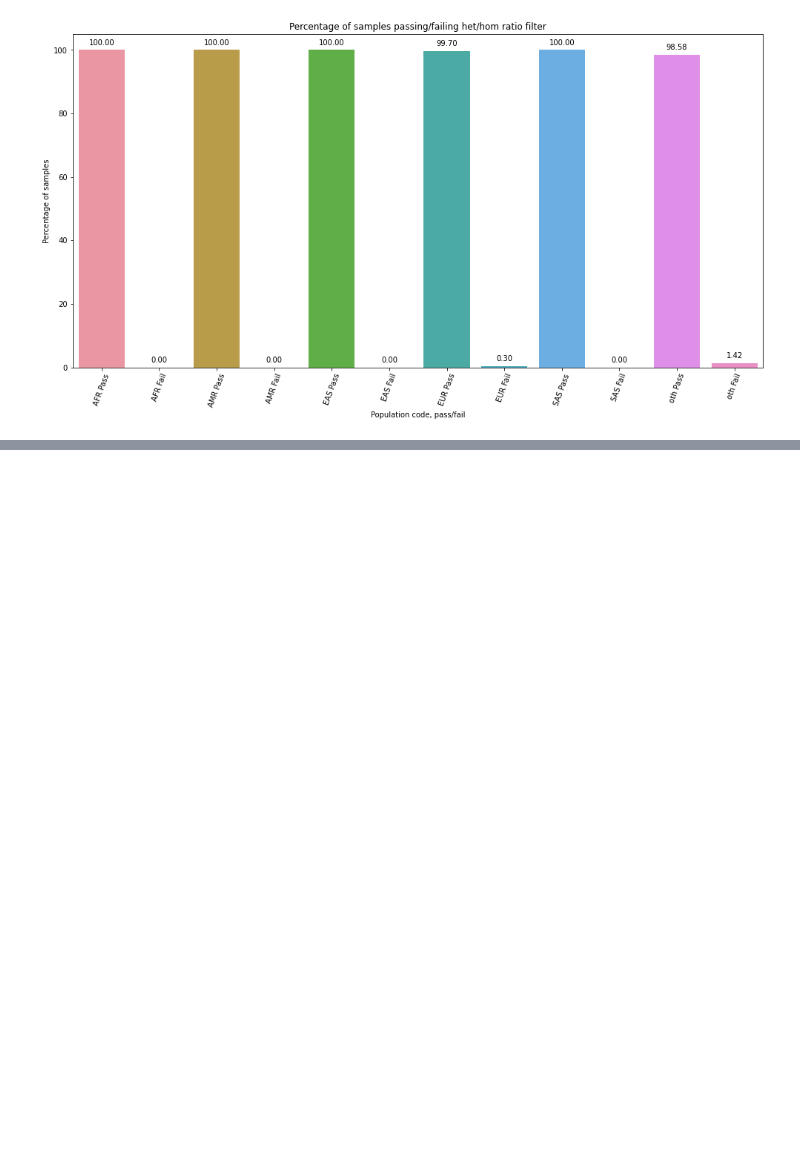
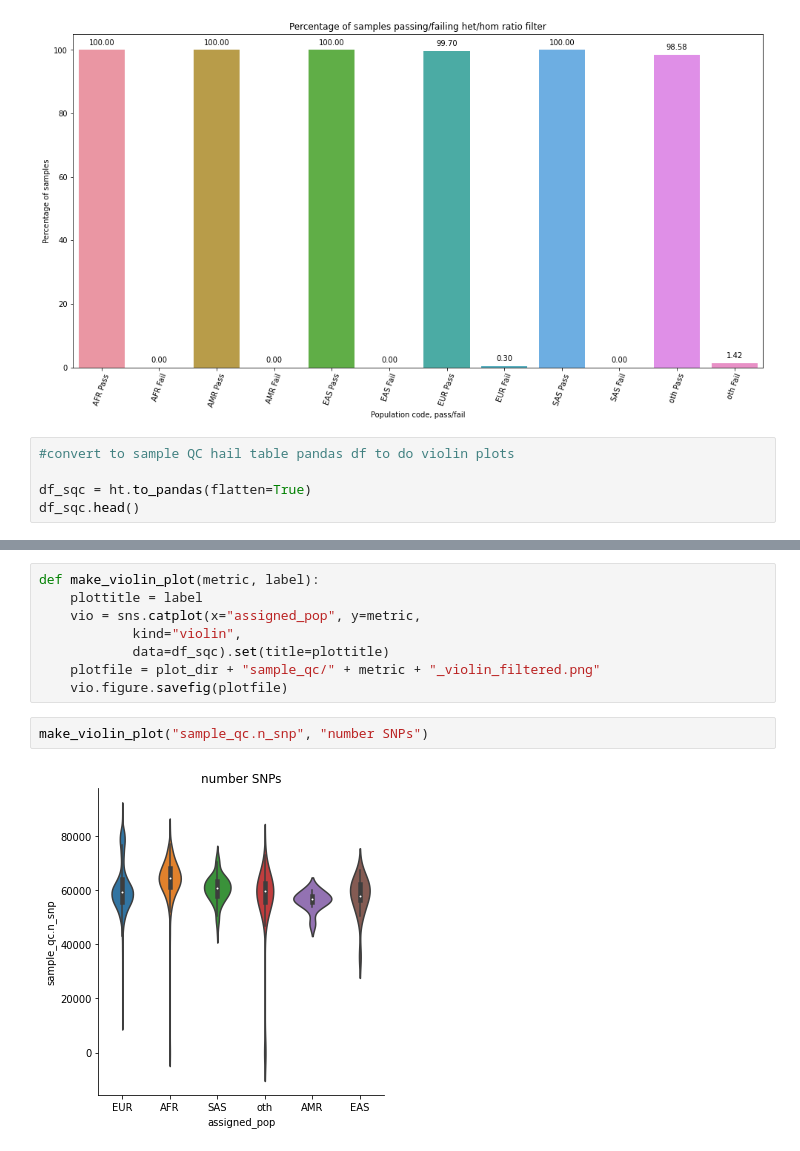
Before and after one commit to wtsi-hgi/wes-qc, a Jupyter notebook: jupyter_notebooks/sample_qc/plot_stratified_filtered_sample_qc.ipynb, the cells around one changed output, grey strips where cells are left out. Drawn from its saved outputs; the diff is of its cells as text; blank space fills up the shorter version.

Commit message:
added violing plots

```diff
--- a/jupyter_notebooks/sample_qc/plot_stratified_filtered_sample_qc.ipynb
+++ b/jupyter_notebooks/sample_qc/plot_stratified_filtered_sample_qc.ipynb
@@ -172,3 +174,8 @@ plot_fails_by_pop("fail_n_deletion", "number of deletions")
 plot_fails_by_pop("fail_r_het_hom_var", "het/hom ratio")
 # %% [output]
 [figure]
+# %%
+#convert to sample QC hail table pandas df to do violin plots
+
+df_sqc = ht.to_pandas(flatten=True)
+df_sqc.head()
@@ -174,0 +190,12 @@ plot_fails_by_pop("fail_r_het_hom_var", "het/hom ratio")
+# %%
+def make_violin_plot(metric, label):
+    plottitle = label
+    vio = sns.catplot(x="assigned_pop", y=metric,
+            kind="violin",
+            data=df_sqc).set(title=plottitle)
+    plotfile = plot_dir + "sample_qc/" + metric + "_violin_filtered.png"
+    vio.figure.savefig(plotfile)
+# %%
+make_violin_plot("sample_qc.n_snp", "number SNPs")
+# %% [output]
+[figure, added]
```
Also changed, not shown: parts of 17 cells of this notebook, 9 other files.
